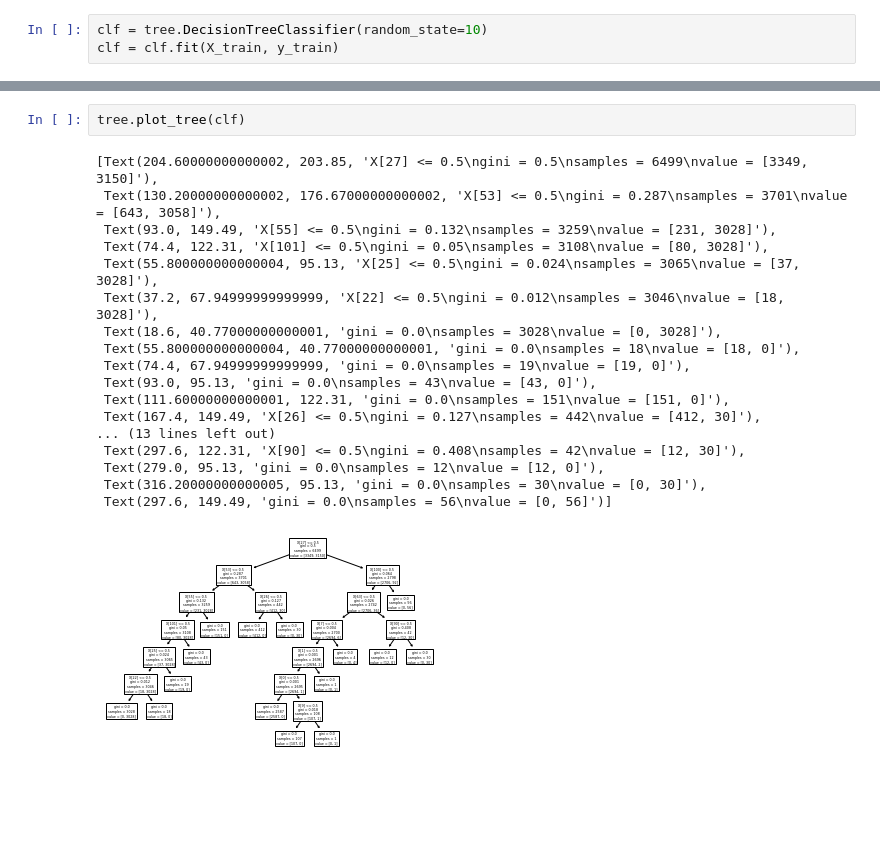
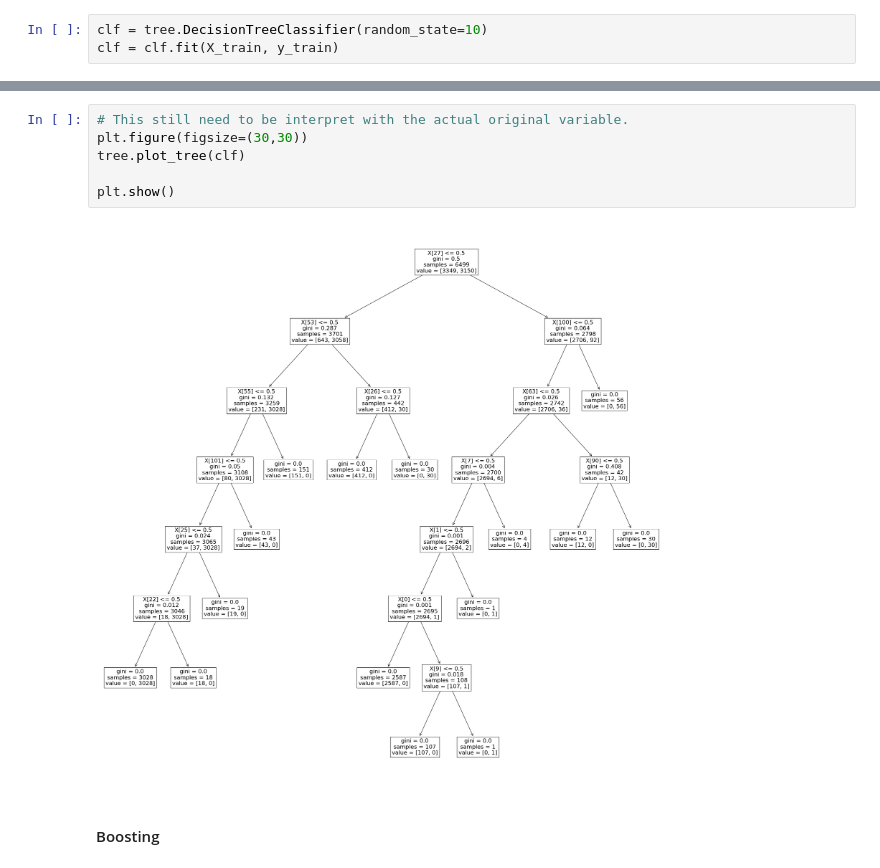
Before and after one commit to vpl19/ML_HDA_project, a Jupyter notebook: Notebook.ipynb, the cells around one changed output, grey strips where cells are left out. Drawn from its saved outputs; the diff is of its cells as text; blank space fills up the shorter version.

Commit message:
plot of the tree done

```diff
--- a/Notebook.ipynb
+++ b/Notebook.ipynb
@@ -248,21 +233,10 @@ NameError: name 'X_train_names' is not defined
-# %%
-tree.plot_tree(clf)
-# %% [output]
-[Text(204.60000000000002, 203.85, 'X[27] <= 0.5\ngini = 0.5\nsamples = 6499\nvalue = [3349, 3150]'),
- Text(130.20000000000002, 176.67000000000002, 'X[53] <= 0.5\ngini = 0.287\nsamples = 3701\nvalue = [643, 3058]'),
- Text(93.0, 149.49, 'X[55] <= 0.5\ngini = 0.132\nsamples = 3259\nvalue = [231, 3028]'),
- Text(74.4, 122.31, 'X[101] <= 0.5\ngini = 0.05\nsamples = 3108\nvalue = [80, 3028]'),
- Text(55.800000000000004, 95.13, 'X[25] <= 0.5\ngini = 0.024\nsamples = 3065\nvalue = [37, 3028]'),
- Text(37.2, 67.94999999999999, 'X[22] <= 0.5\ngini = 0.012\nsamples = 3046\nvalue = [18, 3028]'),
- Text(18.6, 40.77000000000001, 'gini = 0.0\nsamples = 3028\nvalue = [0, 3028]'),
- Text(55.800000000000004, 40.77000000000001, 'gini = 0.0\nsamples = 18\nvalue = [18, 0]'),
- Text(74.4, 67.94999999999999, 'gini = 0.0\nsamples = 19\nvalue = [19, 0]'),
- Text(93.0, 95.13, 'gini = 0.0\nsamples = 43\nvalue = [43, 0]'),
- Text(111.60000000000001, 122.31, 'gini = 0.0\nsamples = 151\nvalue = [151, 0]'),
- Text(167.4, 149.49, 'X[26] <= 0.5\ngini = 0.127\nsamples = 442\nvalue = [412, 30]'),
-... (13 lines left out)
- Text(297.6, 122.31, 'X[90] <= 0.5\ngini = 0.408\nsamples = 42\nvalue = [12, 30]'),
- Text(279.0, 95.13, 'gini = 0.0\nsamples = 12\nvalue = [12, 0]'),
- Text(316.20000000000005, 95.13, 'gini = 0.0\nsamples = 30\nvalue = [0, 30]'),
- Text(297.6, 149.49, 'gini = 0.0\nsamples = 56\nvalue = [0, 56]')]
-[figure, removed]
+# %%
+# This still need to be interpret with the actual original variable.
+plt.figure(figsize=(30,30))
+tree.plot_tree(clf)
+
+plt.show()
+# %% [output]
+[figure, added]
+# %% [markdown]
+#### Boosting
```
Also changed, not shown: parts of 2 cells of this notebook.
